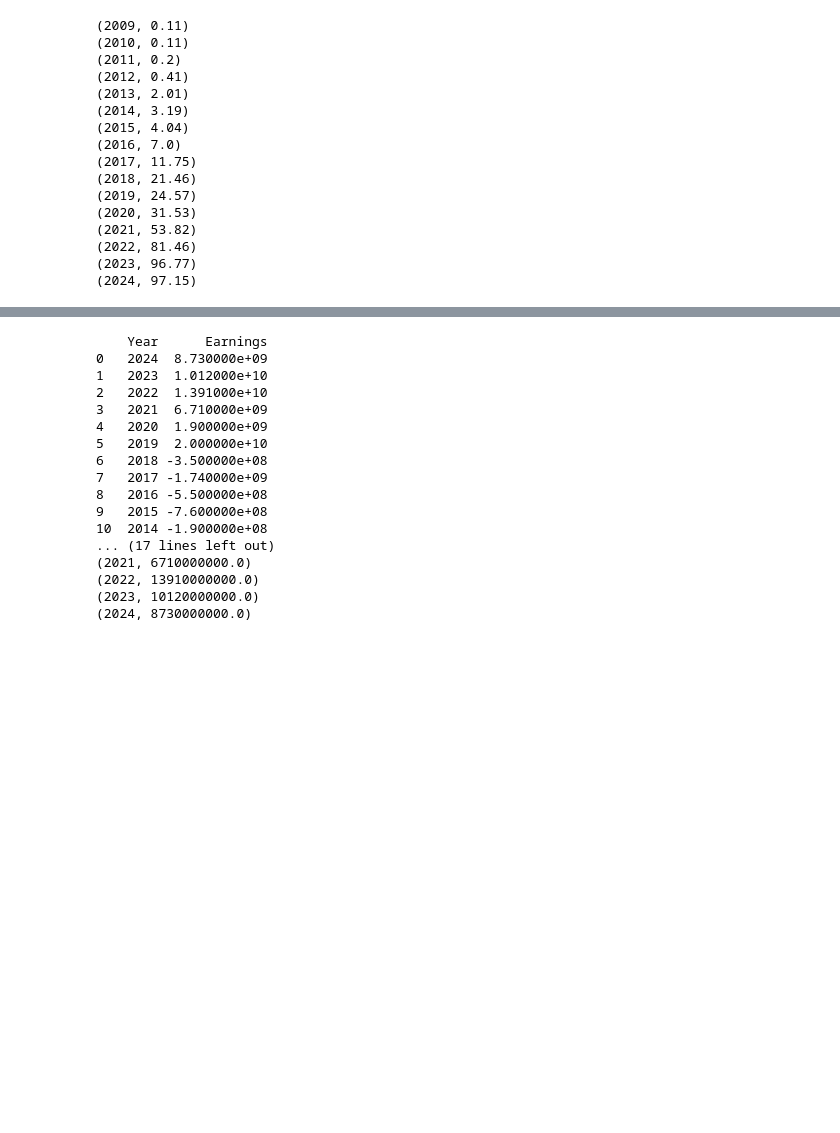
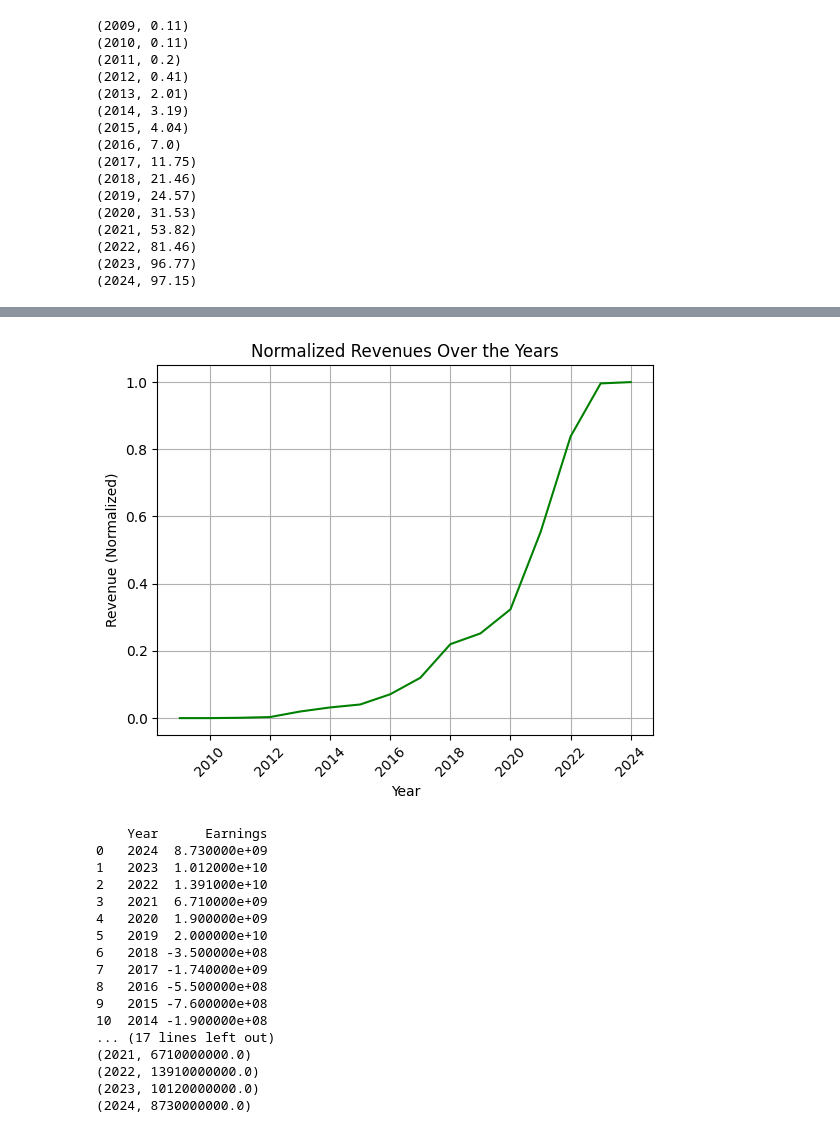
Before and after one commit to 4GeeksAcademy/LC_web-scraping-project-tutorial, a Jupyter notebook: src/app.ipynb, the cells around one changed output, grey strips where cells are left out. Saved outputs shown, nothing was run; the diff lists cells and outputs as text; code cells hidden in the pictures; blank space fills up the shorter version.

```diff
--- a/src/app.ipynb
+++ b/src/app.ipynb
@@ -169,3 +185,21 @@ conn.close()
+# %%
+#Datos numéricos
+df_asc['Revenue'] = pd.to_numeric(df_asc['Revenue'], errors='coerce')
+df_asc['Year'] = pd.to_numeric(df_asc['Year'], errors='coerce')
+
+#Normalizar
+df_asc['Revenue_normalized'] = (df_asc['Revenue'] - df_asc['Revenue'].min()) / (df_asc['Revenue'].max() - df_asc['Revenue'].min())
+
+# Graficar
+plt.plot(df_asc['Year'], df_asc['Revenue_normalized'], color='green')
+plt.xlabel('Year')
+plt.ylabel('Revenue (Normalized)')
+plt.title('Normalized Revenues Over the Years')
+plt.grid(True)
+plt.tick_params(axis='x', rotation=45)
+plt.show()
+# %% [output]
+[figure, added]
 # %%
 import os
 from bs4 import BeautifulSoup
```
Also changed, not shown: parts of 6 cells of this notebook, 2 other files.
